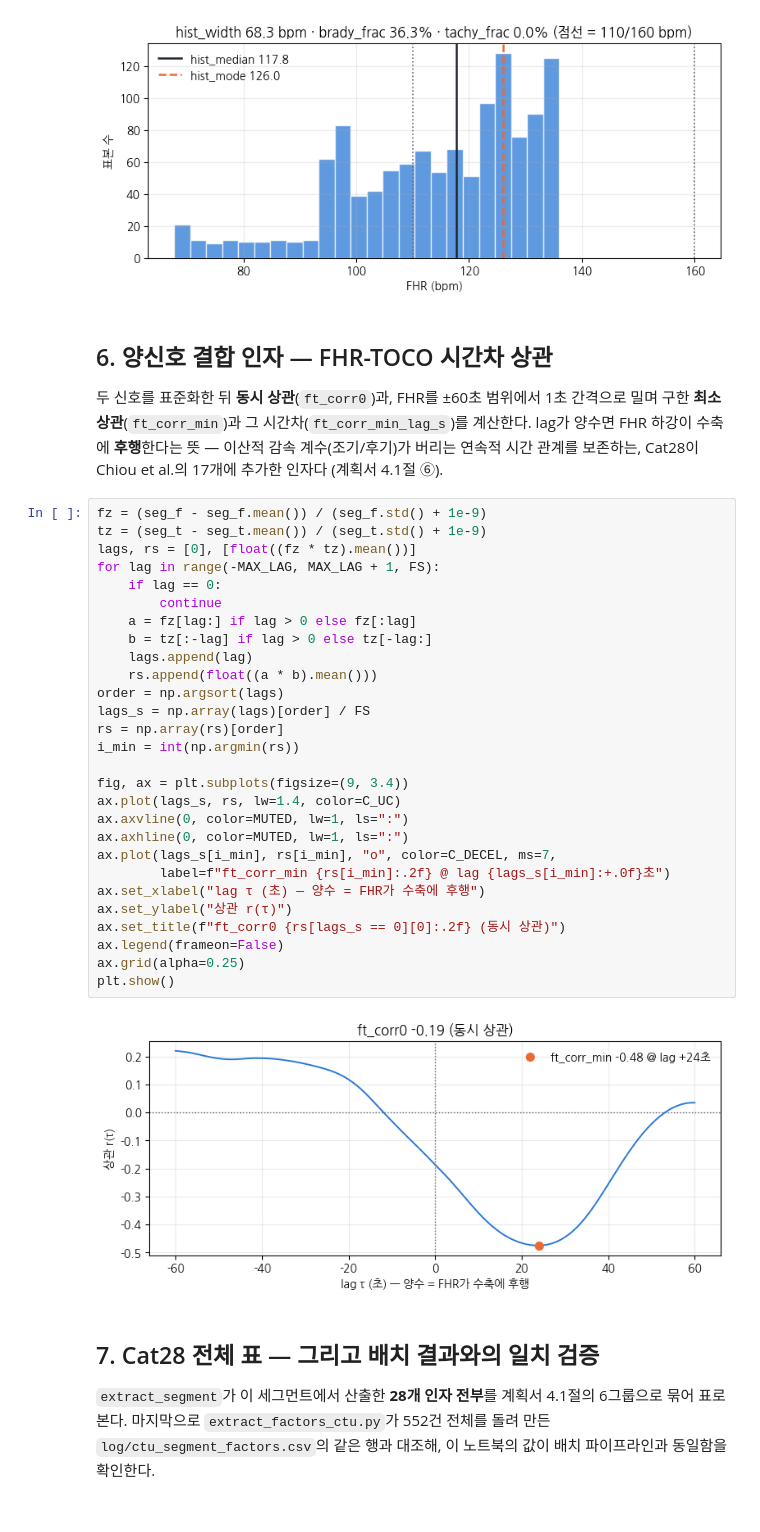
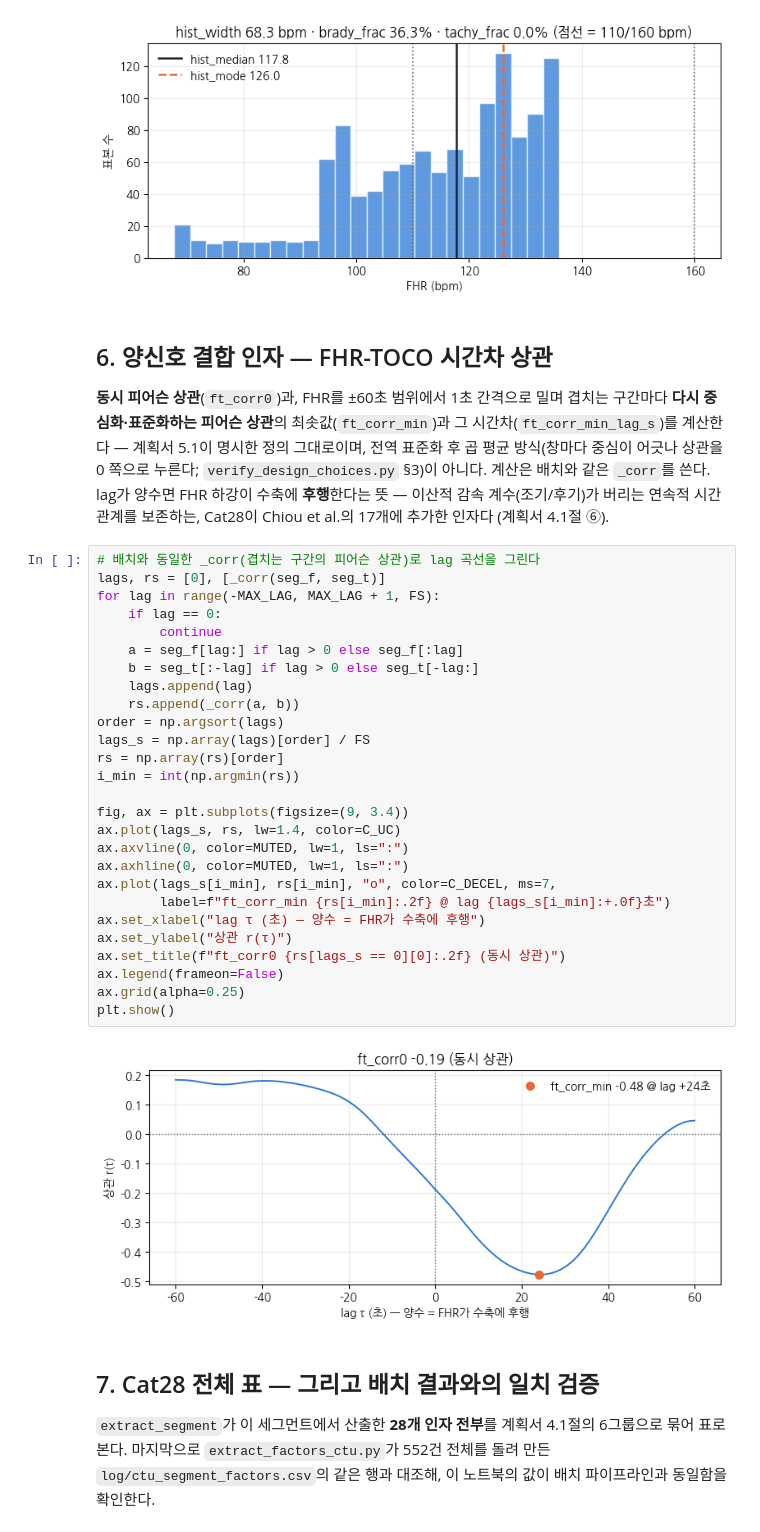
Before and after one commit to yabsed/fetalguard-ctu-uhb, a Jupyter notebook: 3-poc-factor-extraction/cat28_walkthrough.ipynb, the cells around one changed output. Cells and saved outputs as stored; diff of their text form.

```diff
--- a/3-poc-factor-extraction/cat28_walkthrough.ipynb
+++ b/3-poc-factor-extraction/cat28_walkthrough.ipynb
@@ -277,40 +279,42 @@ plt.show()
 # %% [markdown]
 ## 6. 양신호 결합 인자 — FHR-TOCO 시간차 상관
 
-두 신호를 표준화한 뒤 **동시 상관**(`ft_corr0`)과, FHR를 ±60초 범위에서 1초 간격으로
-밀며 구한 **최소 상관**(`ft_corr_min`)과 그 시간차(`ft_corr_min_lag_s`)를 계산한다.
+**동시 피어슨 상관**(`ft_corr0`)과, FHR를 ±60초 범위에서 1초 간격으로 밀며 겹치는
+구간마다 **다시 중심화·표준화하는 피어슨 상관**의 최솟값(`ft_corr_min`)과 그
+시간차(`ft_corr_min_lag_s`)를 계산한다 — 계획서 5.1이 명시한 정의 그대로이며, 전역
+표준화 후 곱 평균 방식(창마다 중심이 어긋나 상관을 0 쪽으로 누른다;
+`verify_design_choices.py` §3)이 아니다. 계산은 배치와 같은 `_corr`를 쓴다.
 lag가 양수면 FHR 하강이 수축에 **후행**한다는 뜻 — 이산적 감속 계수(조기/후기)가 버리는
 연속적 시간 관계를 보존하는, Cat28이 Chiou et al.의 17개에 추가한 인자다 (계획서 4.1절 ⑥).
 # %%
-fz = (seg_f - seg_f.mean()) / (seg_f.std() + 1e-9)
-tz = (seg_t - seg_t.mean()) / (seg_t.std() + 1e-9)
-lags, rs = [0], [float((fz * tz).mean())]
+# 배치와 동일한 _corr(겹치는 구간의 피어슨 상관)로 lag 곡선을 그린다
+lags, rs = [0], [_corr(seg_f, seg_t)]
 for lag in range(-MAX_LAG, MAX_LAG + 1, FS):
     if lag == 0:
         continue
-    a = fz[lag:] if lag > 0 else fz[:lag]
-    b = tz[:-lag] if lag > 0 else tz[-lag:]
+    a = seg_f[lag:] if lag > 0 else seg_f[:lag]
+    b = seg_t[:-lag] if lag > 0 else seg_t[-lag:]
     lags.append(lag)
-    rs.append(float((a * b).mean()))
+    rs.append(_corr(a, b))
 order = np.argsort(lags)
 lags_s = np.array(lags)[order] / FS
 rs = np.array(rs)[order]
 i_min = int(np.argmin(rs))
 
 fig, ax = plt.subplots(figsize=(9, 3.4))
 ax.plot(lags_s, rs, lw=1.4, color=C_UC)
 ax.axvline(0, color=MUTED, lw=1, ls=":")
 ax.axhline(0, color=MUTED, lw=1, ls=":")
 ax.plot(lags_s[i_min], rs[i_min], "o", color=C_DECEL, ms=7,
         label=f"ft_corr_min {rs[i_min]:.2f} @ lag {lags_s[i_min]:+.0f}초")
 ax.set_xlabel("lag τ (초) — 양수 = FHR가 수축에 후행")
 ax.set_ylabel("상관 r(τ)")
 ax.set_title(f"ft_corr0 {rs[lags_s == 0][0]:.2f} (동시 상관)")
 ax.legend(frameon=False)
 ax.grid(alpha=0.25)
 plt.show()
 # %% [output]
-[figure, old version]
+[figure, new version]
 # %% [markdown]
 ## 7. Cat28 전체 표 — 그리고 배치 결과와의 일치 검증
 
```
Also changed, not shown: parts of 4 cells of this notebook, 14 other files.
